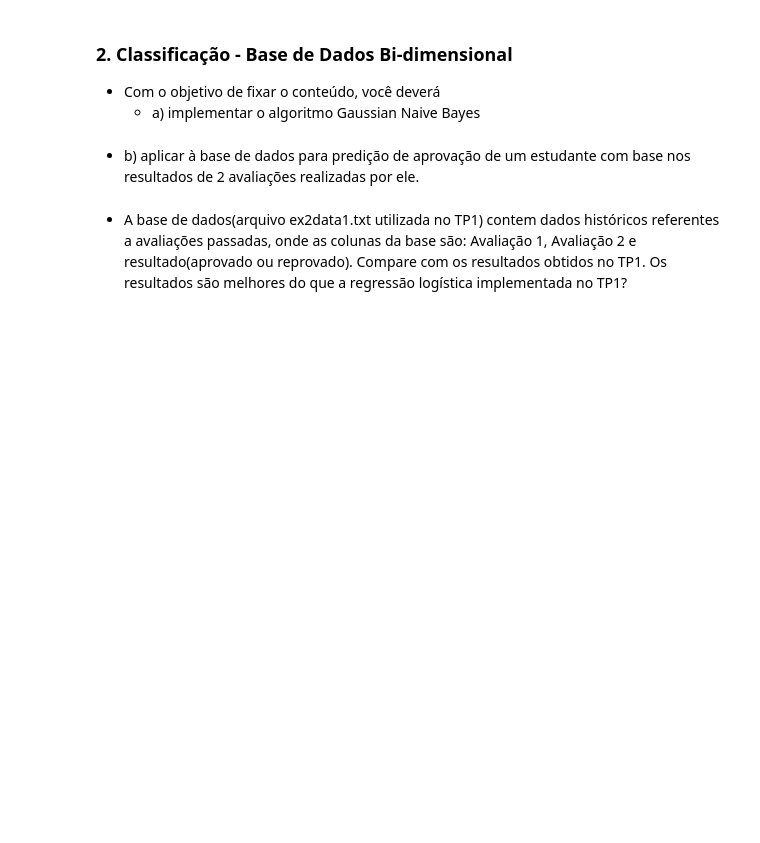
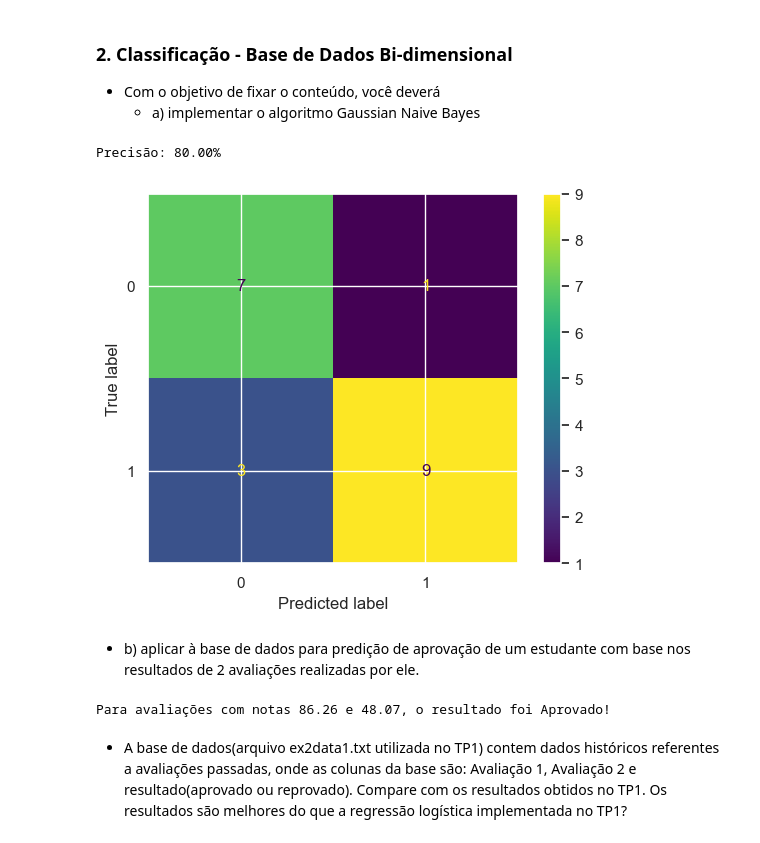
Before and after one commit to DanielCirino/ppginf-ml-trabalho-pratico-02, a Jupyter notebook: notebooks/trab_pratico_02.ipynb, the cells around one changed output. Cells and saved outputs as stored; diff of their text form; code cells hidden in the pictures; blank space fills up the shorter version.

```diff
--- a/notebooks/trab_pratico_02.ipynb
+++ b/notebooks/trab_pratico_02.ipynb
@@ -564,10 +564,51 @@ class GaussianNaiveBayes:
         probabilidade = -0.5 * np.sum(np.log(2. * np.pi * variancia))
         probabilidade -= 0.5 * np.sum((x - medias) ** 2 / (variancia))
         return probabilidade
+# %%
+#Abrir dataset avaliações
+dfAvaliacao = pd.read_csv("..//datasets//ex2data1.txt",names=["nota_01","nota_2","resultado"])
+X = dfAvaliacao[["nota_01","nota_2"]].squeeze().to_numpy()
+y = dfAvaliacao["resultado"].squeeze().to_numpy()
+X_normalizado = (X-X.mean(axis=0)/X.std(axis=0))
+
+# Dividir os dados em treino e teste
+X_train, X_test, y_train, y_test = train_test_split(X_normalizado, y, test_size=0.2, random_state=42)
+
+# Treinar o modelo Gaussian Naive Bayes
+gnb = GaussianNaiveBayes()
+gnb.fit(X_train, y_train)
+
+# Fazer previsões no conjunto de teste
+y_pred = gnb.predict(X_test)
+
+# Avaliar a precisão do modelo
+acuracia = np.mean(y_pred == y_test)
+print(f'Precisão: {acuracia * 100:.2f}%')
+
+# Plotar a matriz de confusão
+from sklearn.metrics import confusion_matrix, ConfusionMatrixDisplay
+
+cm = confusion_matrix(y_test, y_pred, labels=gnb.classes)
+disp = ConfusionMatrixDisplay(confusion_matrix=cm, display_labels=gnb.classes)
+disp.plot()
+plt.show()
+# %% [output]
+Precisão: 80.00%
+[figure, added]
 # %% [markdown]
 
   - b) aplicar à base de dados para predição
 de aprovação de um estudante com base nos resultados de 2 avaliações realizadas por ele.
+# %%
+nota_1,nota_2=(np.random.uniform(16, 90),np.random.uniform(16, 90))
+novo_x = np.array([[nota_1,nota_2]])
+
+y_pred = gnb.predict(novo_x)
+resultado = "Aprovado" if y_pred[0]==1 else "Reprovado"
+
+print(f"Para avaliações com notas {nota_1:.2f} e {nota_2:.2f}, o resultado foi {resultado}!")
+# %% [output]
+Para avaliações com notas 86.26 e 48.07, o resultado foi Aprovado!
 # %% [markdown]
 - A base de dados(arquivo ex2data1.txt utilizada no TP1) contem dados históricos referentes a
 avaliações passadas, onde as colunas da base são: Avaliação 1, Avaliação 2 e resultado(aprovado
```
Also changed, not shown: parts of 6 cells of this notebook.
